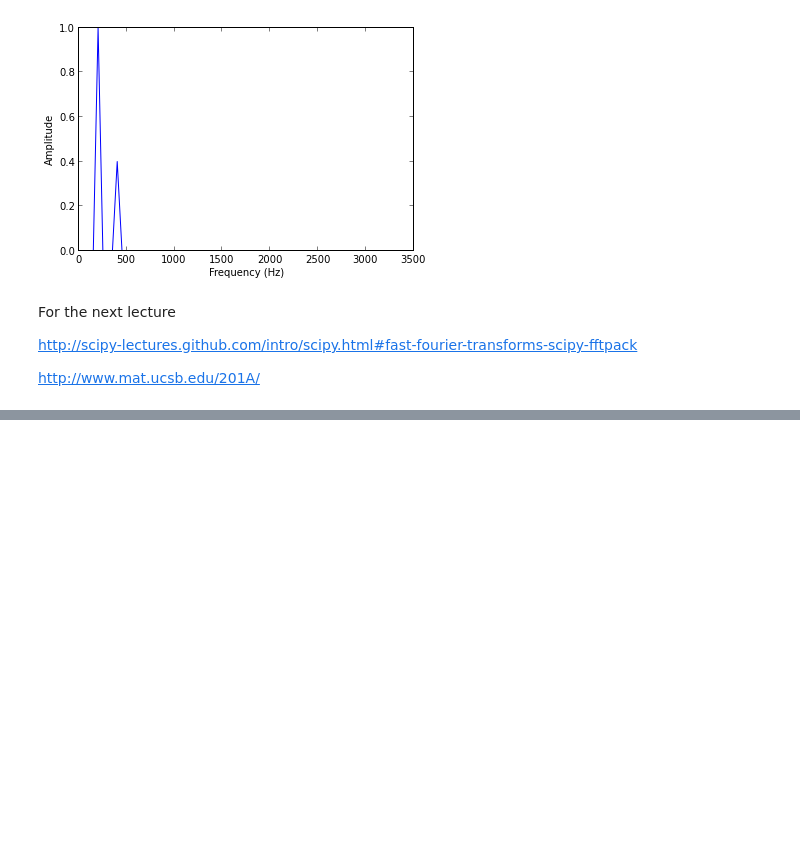
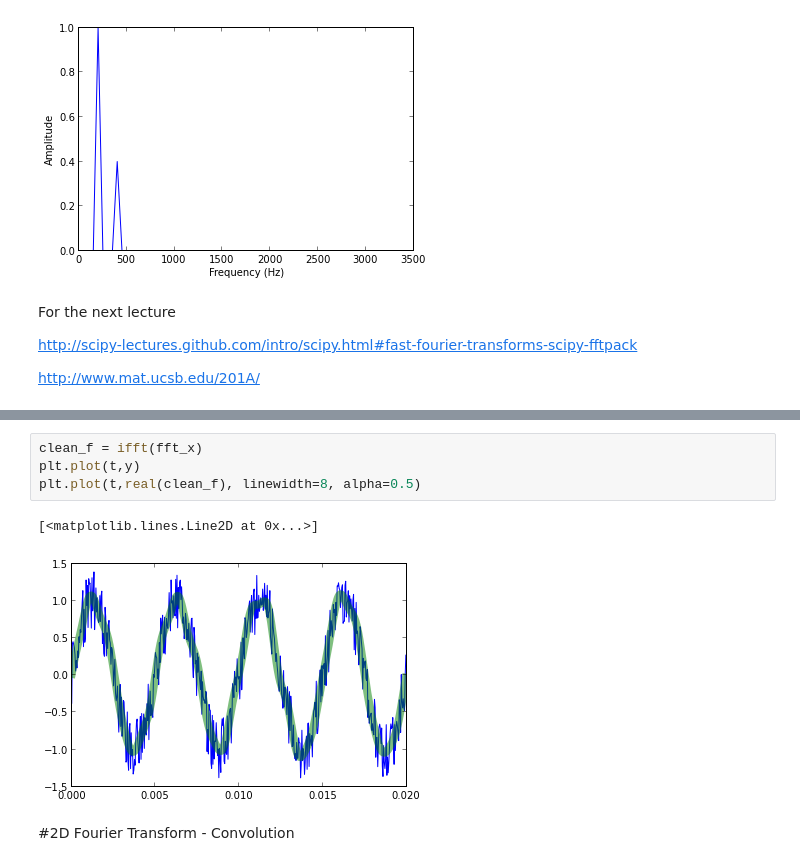
Before and after one commit to dhuertasanchez/ComputationalMethods, a Jupyter notebook: notes/fourier.ipynb, the cells around one changed output, grey strips where cells are left out. Cells and saved outputs as stored; diff of their text form; blank space fills up the shorter version.

```diff
--- a/notes/fourier.ipynb
+++ b/notes/fourier.ipynb
@@ -132,0 +168,9 @@ http://www.mat.ucsb.edu/201A/
+# %%
+clean_f = ifft(fft_x)
+plt.plot(t,y)
+plt.plot(t,real(clean_f), linewidth=8, alpha=0.5)
+# %% [output]
+[<matplotlib.lines.Line2D at 0x...>]
+[figure, added]
+# %% [markdown]
+#2D Fourier Transform - Convolution
```
Also changed, not shown: parts of 11 cells of this notebook.
